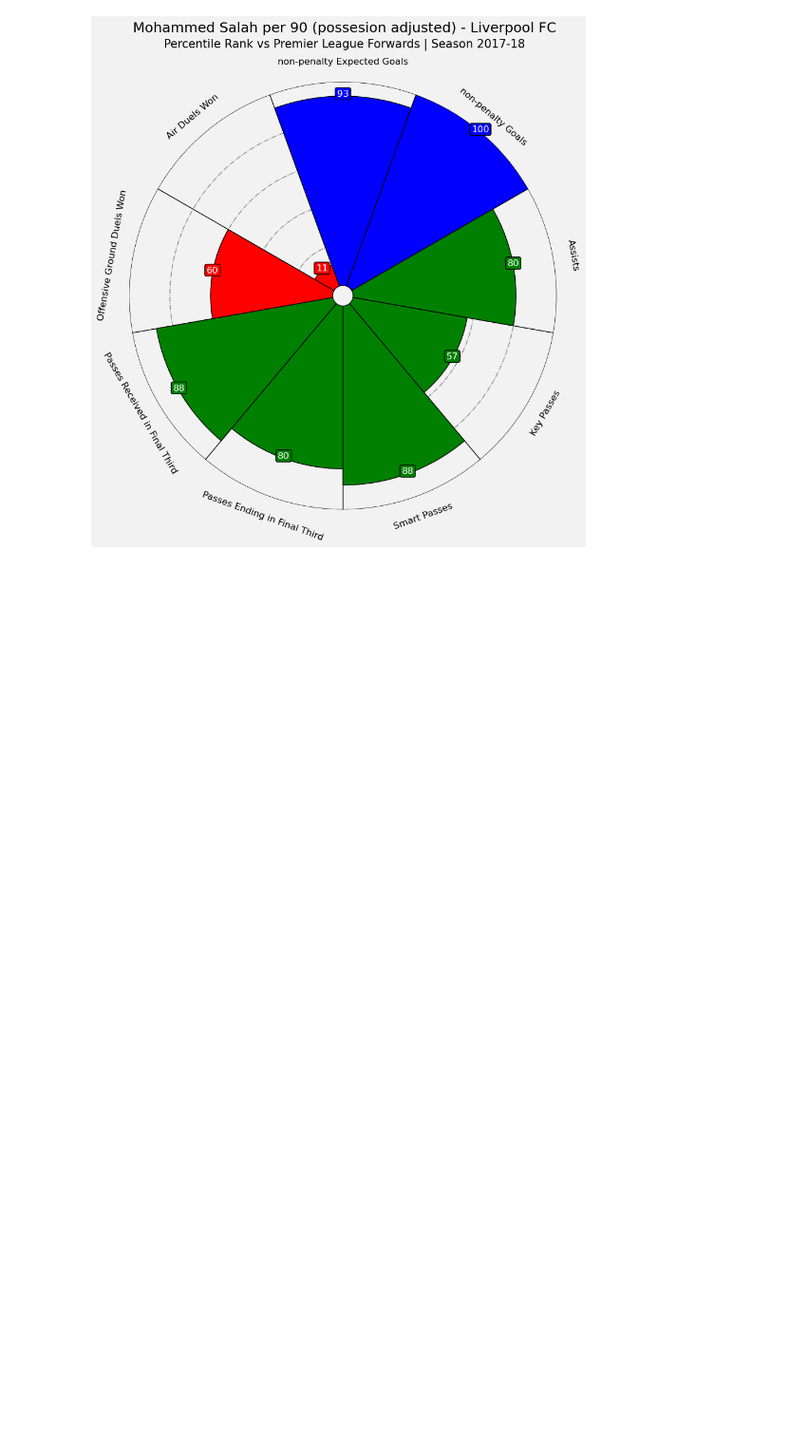
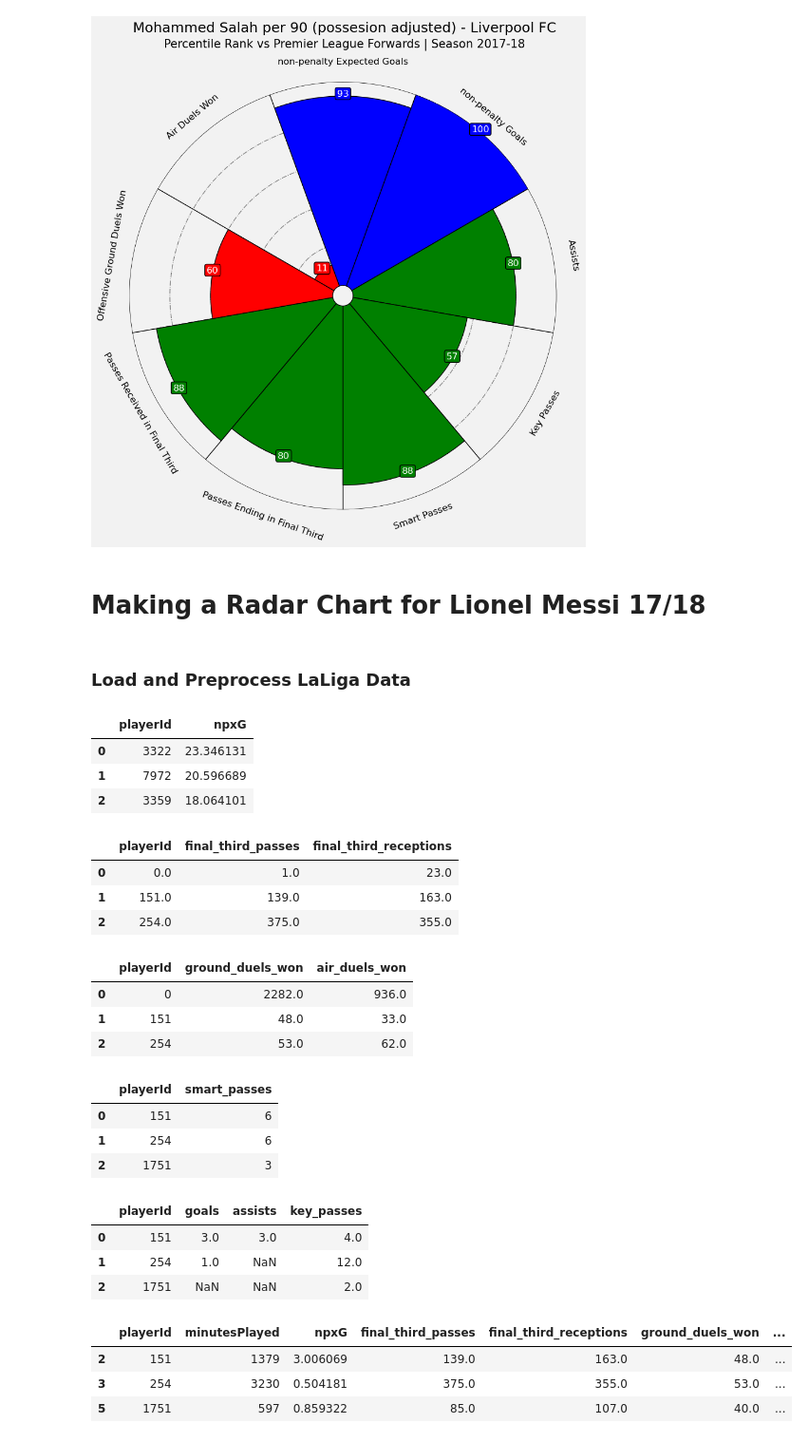
Before and after one commit to Blu3Meteor/Soccer-Analytics-Lab, a Jupyter notebook: 03 - Scouting/plot_RadarPlot.ipynb, the cells around one changed output. Shown at 95% size. Saved outputs shown, nothing was run; the diff lists cells and outputs as text; code cells hidden in the pictures; blank space fills up the shorter version.

```diff
--- a/03 - Scouting/plot_RadarPlot.ipynb
+++ b/03 - Scouting/plot_RadarPlot.ipynb
@@ -604,3 +604,7 @@ fig.text(
 plt.show()
 # %% [output]
 [figure]
+# %% [markdown]
+# Making a Radar Chart for Lionel Messi 17/18
+# %% [markdown]
+### Load and Preprocess LaLiga Data
@@ -606,0 +621,45 @@ plt.show()
+# %%
+# calculate xG with the function for all players
+laliga_xG = calculate_xG(train_laliga, npxG = True)
+laliga_xG.head(3)
+# %% [output]
+|  | playerId | npxG |
+| 0 | 3322 | 23.346131 |
+| 1 | 7972 | 20.596689 |
+| 2 | 3359 | 18.064101 |
+# %%
+# calculate passes into final third and receptions in that area for all players
+laliga_final_third = FinalThird(train_laliga)
+laliga_final_third.head(3)
+# %% [output]
+|  | playerId | final_third_passes | final_third_receptions |
+| 0 | 0.0 | 1.0 | 23.0 |
+| 1 | 151.0 | 139.0 | 163.0 |
+| 2 | 254.0 | 375.0 | 355.0 |
+# %%
+# calculate air and ground duels won for all players
+laliga_duels = wonDuels(train_laliga)
+laliga_duels.head(3)
+# %% [output]
+|  | playerId | ground_duels_won | air_duels_won |
+| 0 | 0 | 2282.0 | 936.0 |
+| 1 | 151 | 48.0 | 33.0 |
+| 2 | 254 | 53.0 | 62.0 |
+# %%
+# calculate smart passes for all players
+laliga_smart_passes = smartPasses(train_laliga)
+laliga_smart_passes.head(3)
+# %% [output]
+|  | playerId | smart_passes |
+| 0 | 151 | 6 |
+| 1 | 254 | 6 |
+| 2 | 1751 | 3 |
+# %%
+# calculate non-penalty goals, assists and key passes for all players
+laliga_gakp = GoalsAssistsKeyPasses(train_laliga)
+laliga_gakp.head(3)
+# %% [output]
+|  | playerId | goals | assists | key_passes |
+| 0 | 151 | 3.0 | 3.0 | 4.0 |
+| 1 | 254 | 1.0 | NaN | 12.0 |
+| 2 | 1751 | NaN | NaN | 2.0 |
@@ -606,0 +672,14 @@ plt.show()
+# %%
+# summary table
+players = train_laliga["playerId"].unique()
+summary_laliga = pd.DataFrame(players, columns = ["playerId"])
+summary_laliga = summary_laliga.merge(laliga_xG, how = "left", on = ["playerId"]).merge(laliga_final_third, how = "left", on = ["playerId"]).merge(laliga_duels, how = "left", on = ["playerId"]).merge(laliga_smart_passes, how = "left", on = ["playerId"]).merge(laliga_gakp, how = "left", on = ["playerId"])
+summary_laliga = minutes.merge(summary_laliga, how = "left", on = ["playerId"])
+summary_laliga = summary_laliga.fillna(0)
+summary_laliga = summary_laliga.loc[summary_laliga["minutesPlayed"] > 400]
+summary_laliga.head(3)
+# %% [output]
+|  | playerId | minutesPlayed | npxG | final_third_passes | final_third_receptions | ground_duels_won | ... |
+| 2 | 151 | 1379 | 3.006069 | 139.0 | 163.0 | 48.0 | ... |
+| 3 | 254 | 3230 | 0.504181 | 375.0 | 355.0 | 53.0 | ... |
+| 5 | 1751 | 597 | 0.859322 | 85.0 | 107.0 | 40.0 | ... |
```
Also changed, not shown: parts of 9 cells of this notebook, 1 other file.
